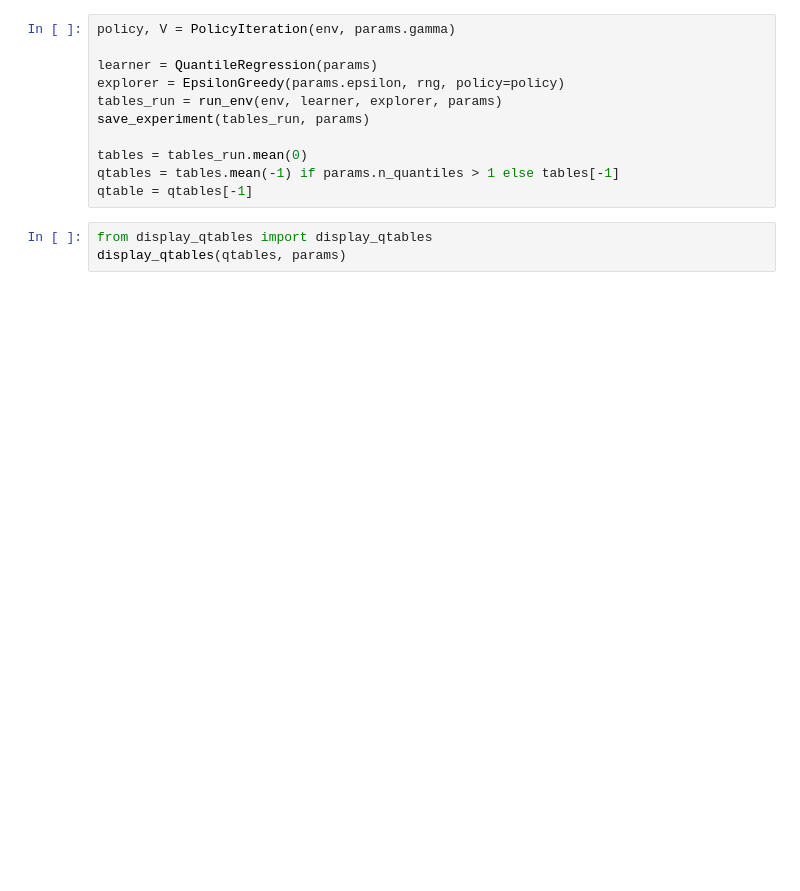
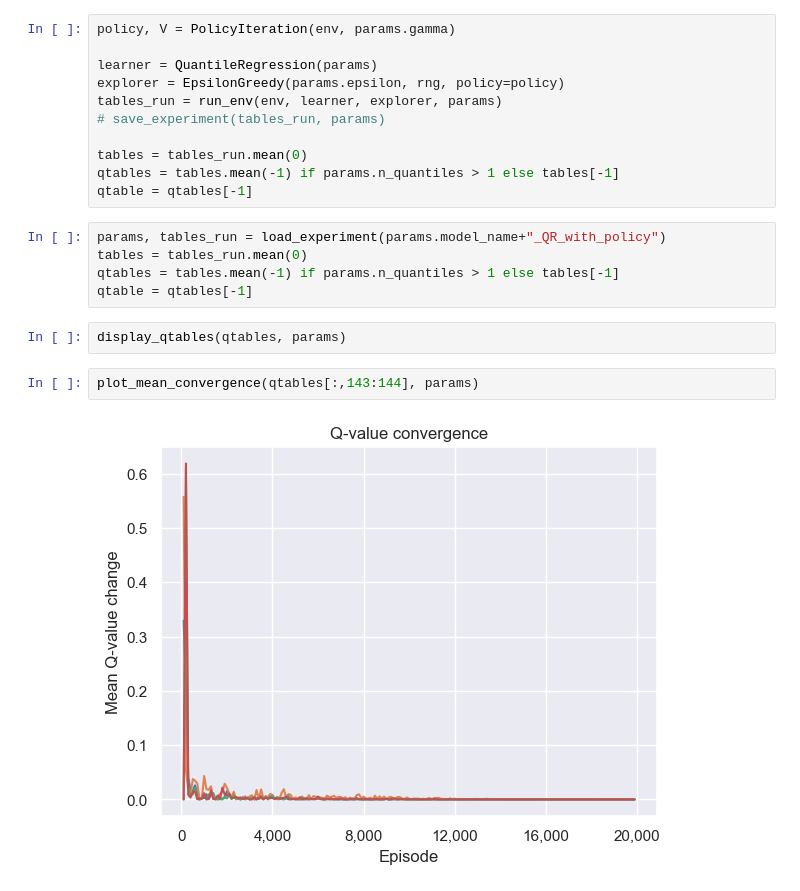
Before and after one commit to AlecHero/QuantileRegressionProject, a Jupyter notebook: tabular qr.ipynb, the cells around one changed output. Drawn from its saved outputs; the diff is of its cells as text; blank space fills up the shorter version.

```diff
--- a/tabular qr.ipynb
+++ b/tabular qr.ipynb
@@ -42,11 +46,19 @@ policy, V = PolicyIteration(env, params.gamma)
 learner = QuantileRegression(params)
 explorer = EpsilonGreedy(params.epsilon, rng, policy=policy)
 tables_run = run_env(env, learner, explorer, params)
-save_experiment(tables_run, params)
+# save_experiment(tables_run, params)
 
 tables = tables_run.mean(0)
 qtables = tables.mean(-1) if params.n_quantiles > 1 else tables[-1]
 qtable = qtables[-1]
+# %%
+params, tables_run = load_experiment(params.model_name+"_QR_with_policy")
+tables = tables_run.mean(0)
+qtables = tables.mean(-1) if params.n_quantiles > 1 else tables[-1]
+qtable = qtables[-1]
 # %%
-from display_qtables import display_qtables
 display_qtables(qtables, params)
+# %%
+plot_mean_convergence(qtables[:,143:144], params)
+# %% [output]
+[figure, added]
```
Also changed, not shown: parts of 5 cells of this notebook, 4 other files.
